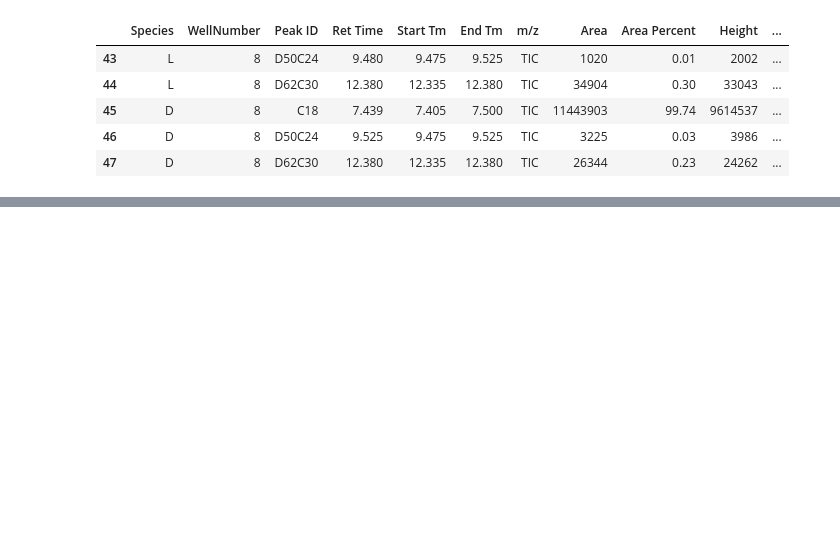
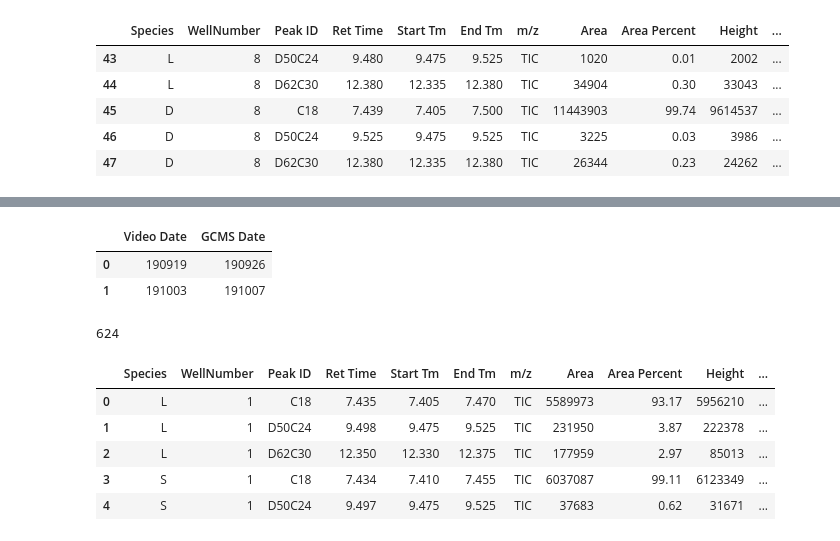
Before and after one commit to Tomnaragon/DCHC_transfer_Experiment, a Jupyter notebook: Master_DCHC_transfer_analysis.ipynb, the cells around one changed output, grey strips where cells are left out. Drawn from its saved outputs; the diff is of its cells as text; code cells hidden in the pictures; blank space fills up the shorter version.

```diff
--- a/Master_DCHC_transfer_analysis.ipynb
+++ b/Master_DCHC_transfer_analysis.ipynb
@@ -62,0 +76,24 @@ df.tail()
+# %%
+date_sync.head(2)
+# %% [output]
+|  | Video Date | GCMS Date |
+| 0 | 190919 | 190926 |
+| 1 | 191003 | 191007 |
+# %%
+#rename the date column in the metadata and main dataframe so that they
+#can be merged with the date_sync dataframe and subsequently merged with
+#eachother
+metadata = metadata.rename(columns={'collection date':'Video Date','well number':'WellNumber'})
+df = df.rename(columns={'date':'GCMS Date'})
+len(df)
+# %% [output]
+624
+# %%
+df.head()
+# %% [output]
+|  | Species | WellNumber | Peak ID | Ret Time | Start Tm | End Tm | m/z | Area | Area Percent | Height | ... |
+| 0 | L | 1 | C18 | 7.435 | 7.405 | 7.470 | TIC | 5589973 | 93.17 | 5956210 | ... |
+| 1 | L | 1 | D50C24 | 9.498 | 9.475 | 9.525 | TIC | 231950 | 3.87 | 222378 | ... |
+| 2 | L | 1 | D62C30 | 12.350 | 12.330 | 12.375 | TIC | 177959 | 2.97 | 85013 | ... |
+| 3 | S | 1 | C18 | 7.434 | 7.410 | 7.455 | TIC | 6037087 | 99.11 | 6123349 | ... |
+| 4 | S | 1 | D50C24 | 9.497 | 9.475 | 9.525 | TIC | 37683 | 0.62 | 31671 | ... |
```
Also changed, not shown: parts of 16 cells of this notebook, 3 other files.
